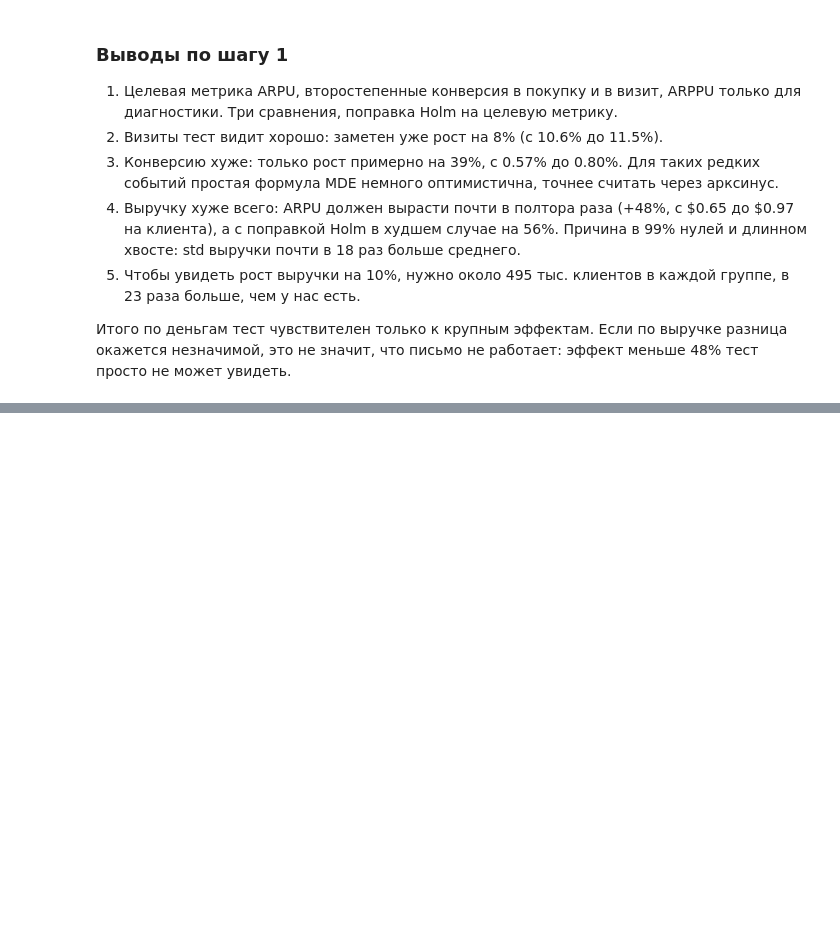
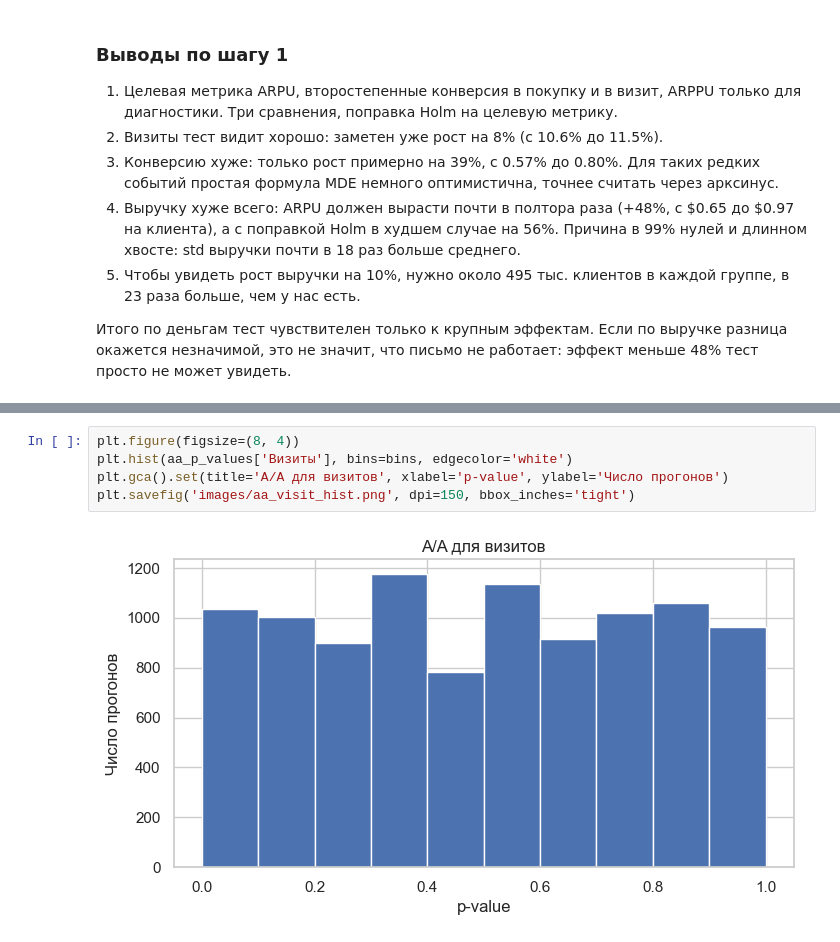
Before and after one commit to idanrus/email-ab-test, a Jupyter notebook: ab_test.ipynb, the cells around one changed output, grey strips where cells are left out. Cells and saved outputs as stored; diff of their text form; blank space fills up the shorter version.

```diff
--- a/ab_test.ipynb
+++ b/ab_test.ipynb
@@ -514,0 +641,7 @@ n_10, n_10_sm, n_10 / n
+# %%
+plt.figure(figsize=(8, 4))
+plt.hist(aa_p_values['Визиты'], bins=bins, edgecolor='white')
+plt.gca().set(title='A/A для визитов', xlabel='p-value', ylabel='Число прогонов')
+plt.savefig('images/aa_visit_hist.png', dpi=150, bbox_inches='tight')
+# %% [output]
+[figure, added]
```
Also changed, not shown: parts of 35 cells of this notebook, 1 other file.
